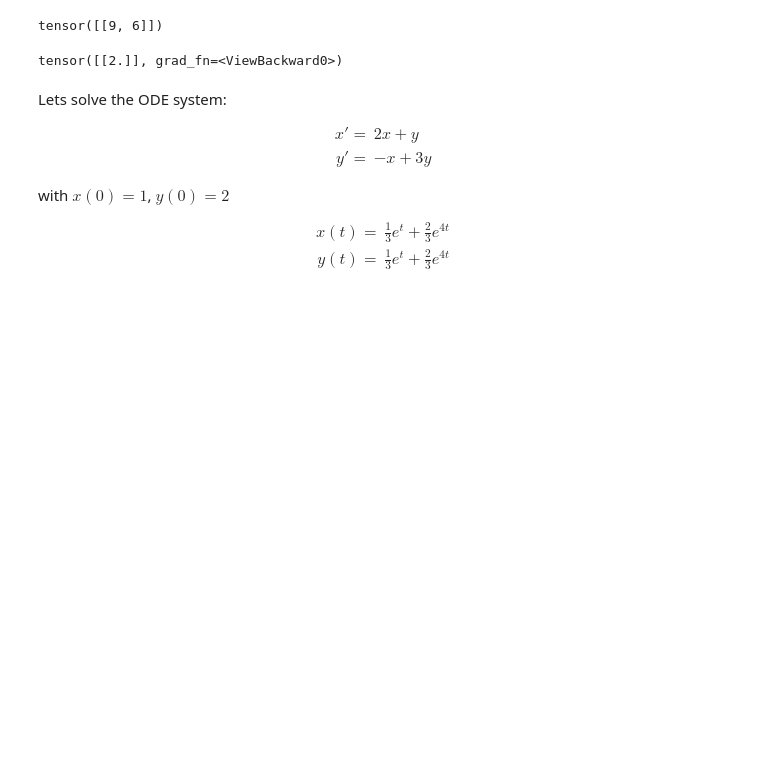
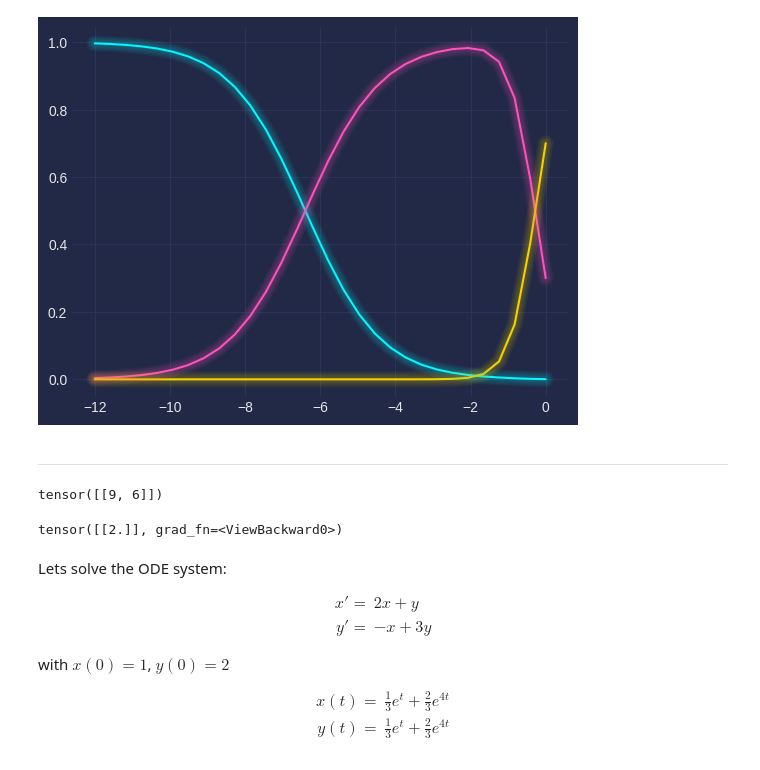
Before and after one commit to JuanDDiosRojas/NeuralNetworks, a Jupyter notebook: PINN/systems.ipynb, the cells around one changed output. Cells and saved outputs as stored; diff of their text form; code cells hidden in the pictures; blank space fills up the shorter version.

```diff
--- a/PINN/systems.ipynb
+++ b/PINN/systems.ipynb
@@ -13,3 +13,35 @@ plt.style.use('cyberpunk')
+# %%
+#real solutions
+
+def Omegas(Y,t,gamma_r,gamma_m,gamma_l):
+  Or,Om,Ol=Y
+  gr,gm,gl = gamma_r,gamma_m,gamma_l
+  #queremos el arreglo [y,F]
+  #y=dx
+  pi=gr*Or + gl*Ol + gm*Om
+
+  return [3*(pi-gr)*Or,3*(pi-gm)*Om ,3*(pi-gl)*Ol]
+
+# #Condiciones del sistema:
+# y0=[0,1] #[x0,y0]
+# delta,omega = 0.8,5 #parametros libres
+# t = np.linspace(0, 10, 100) #tiempo
+
+#la función sol del sistema
+def sol_Omegas(y0, N, gamma_r,gamma_m,gamma_l):
+   return odeint(Omegas, y0, N, args=(gamma_r,gamma_m,gamma_l))
+# %%
+N=np.linspace(0,-12,30)
+O=sol_Omegas([0.0005,0.3,0.7],N,4.0/3.0,1.0,0.0)
+# %%
+plt.plot(N,O[:,0])
+plt.plot(N,O[:,1])
+plt.plot(N,O[:,2])
+mplcyberpunk.make_lines_glow()
+# %% [output]
+[figure, added]
+# %% [markdown]
+---
 # %%
 def nth_derivative(net, x:torch.Tensor, j:int, i:int ,n:int) -> torch.Tensor:
     """
```
Also changed, not shown: parts of 32 cells of this notebook, 7 other files.
